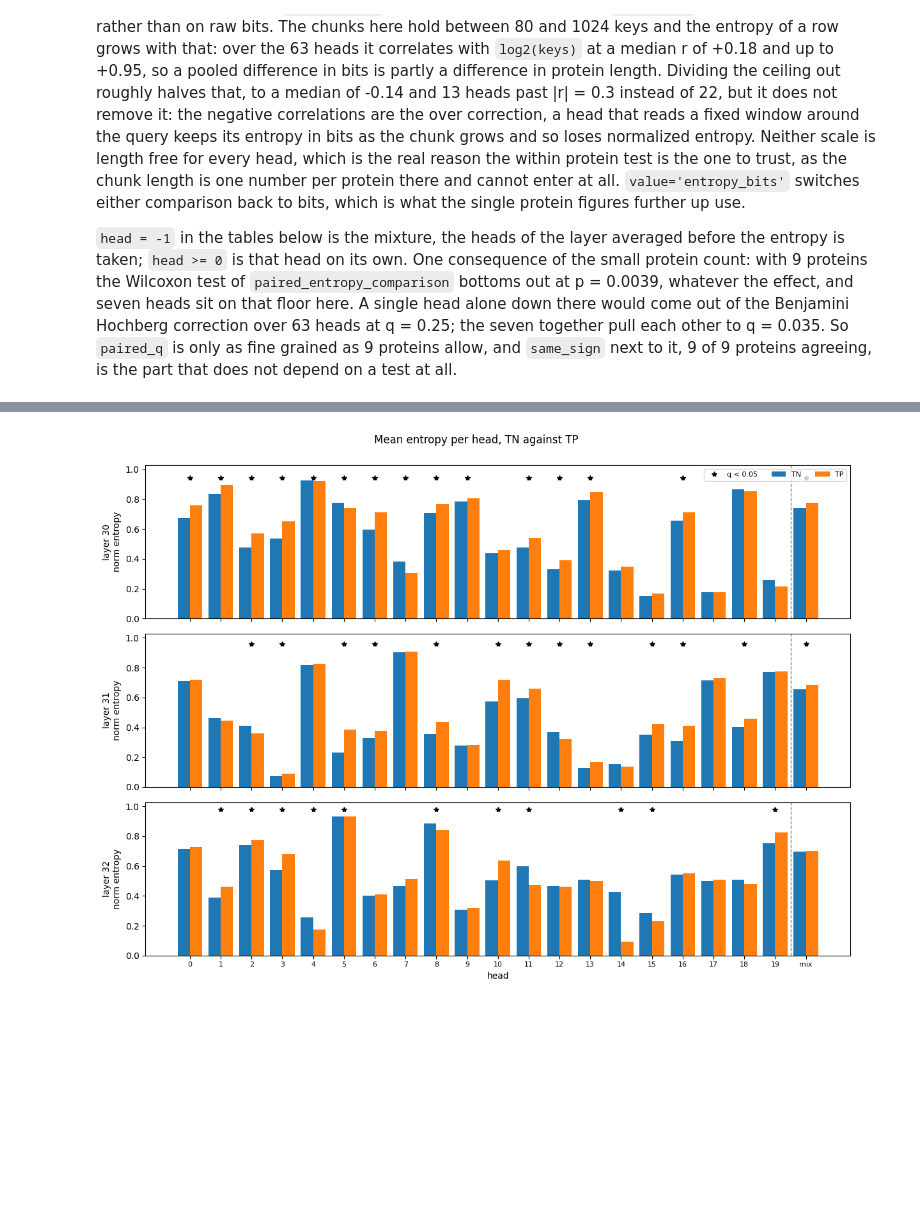
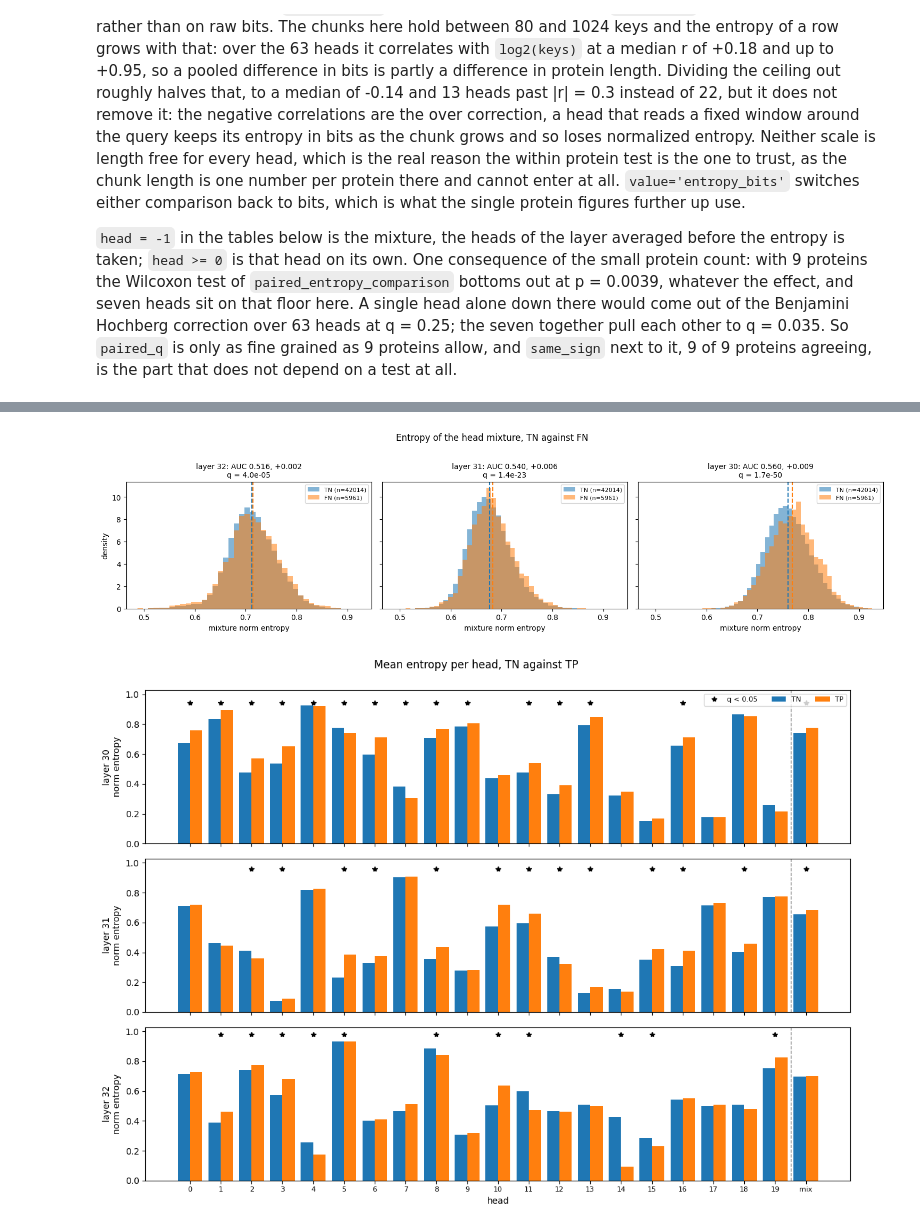
Before and after one commit to nexuso1/phossil, a Jupyter notebook: notebooks/attention_viz.ipynb, the cells around one changed output, grey strips where cells are left out. Cells and saved outputs as stored; diff of their text form; code cells hidden in the pictures; blank space fills up the shorter version.

```diff
--- a/notebooks/attention_viz.ipynb
+++ b/notebooks/attention_viz.ipynb
@@ -1186,3 +1200,8 @@ plt.show()
+# %%
+plot_mixture_comparison(query_entropy.dropna(subset=['outcome']), 'outcome', ('TN', 'FN'))
+plt.show()
+# %% [output]
+[figure, added]
 # %%
 plot_head_comparison(outcome_summary, ('TN', 'TP'))
 plt.show()
```
Also changed, not shown: parts of 9 cells of this notebook.
